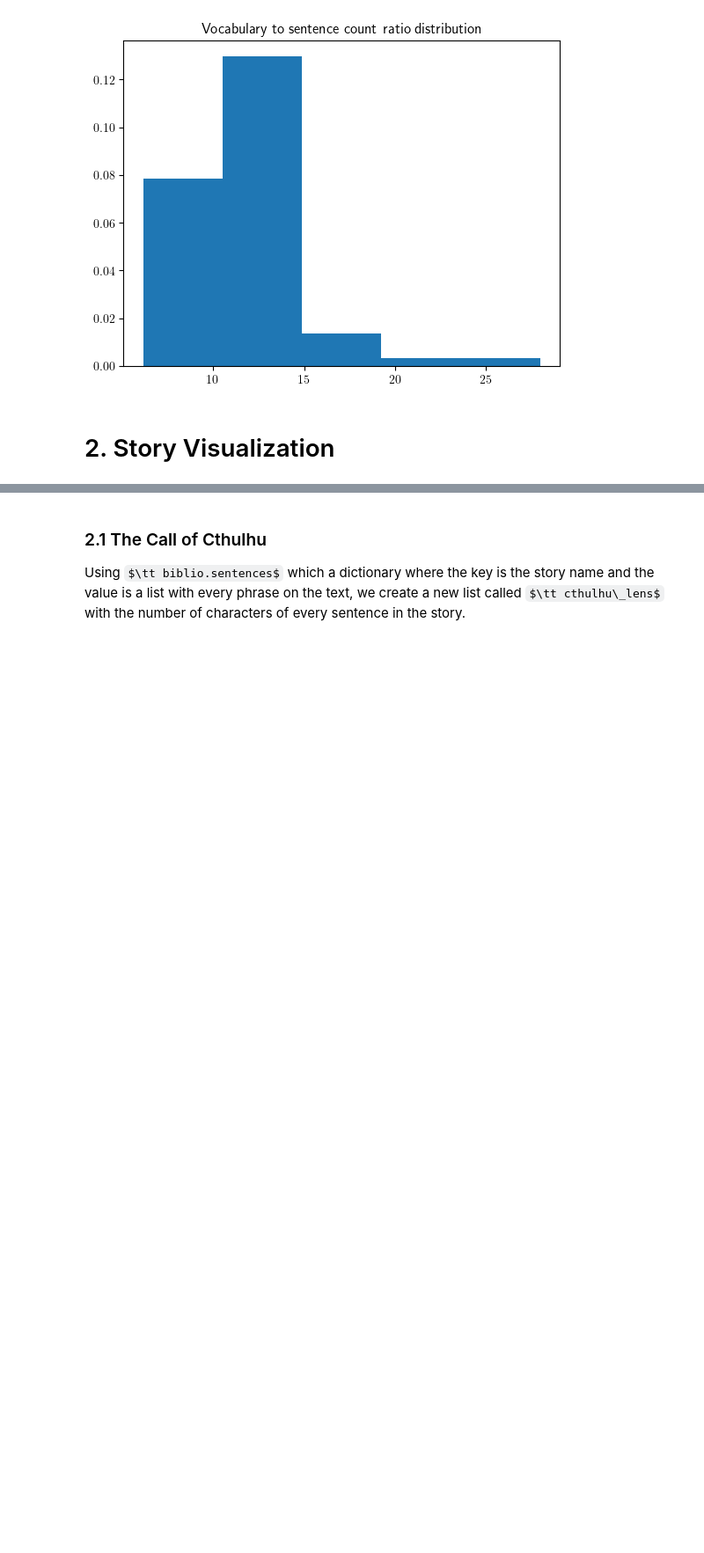
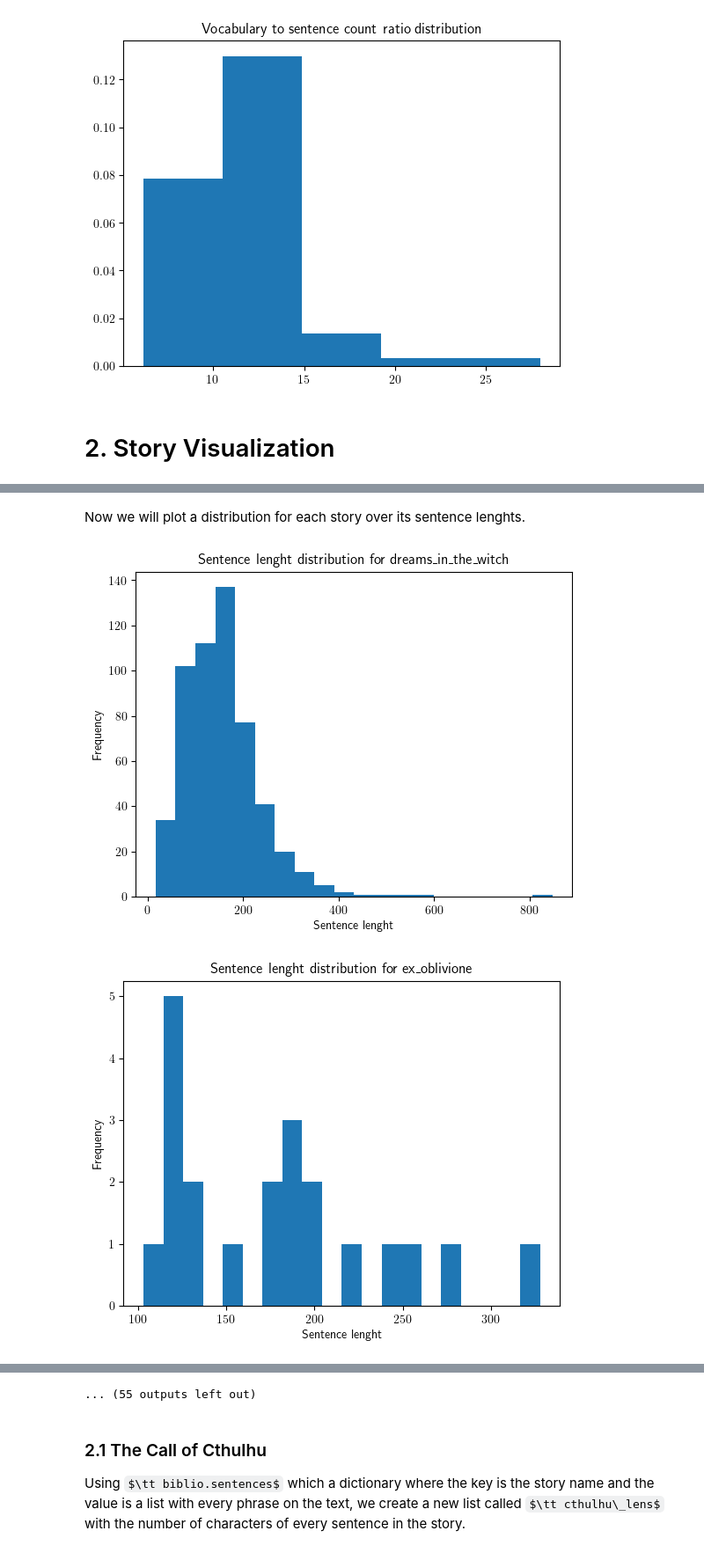
Before and after one commit to LFD103108/lovecraft, a Jupyter notebook: notebooks/03_textual_visualization.ipynb, the cells around one changed output, grey strips where cells are left out. Shown at 88% size. Drawn from its saved outputs; the diff is of its cells as text; code cells hidden in the pictures; some formulas as TeX source; blank space fills up the shorter version.

Commit message:
adding distributions for each story

```diff
--- a/notebooks/03_textual_visualization.ipynb
+++ b/notebooks/03_textual_visualization.ipynb
@@ -108,0 +111,5 @@ Text(0.5, 1.0, 'Vocabulary to sentence count ratio distribution')
+# %%
+lenghts = {}
+
+for story in biblio.texts:
+    lenghts[story] = [len(sentence) for sentence in biblio.sentences[story]]
@@ -108,0 +136,12 @@ Text(0.5, 1.0, 'Vocabulary to sentence count ratio distribution')
+# %% [markdown]
+Now we will plot a distribution for each story over its sentence lenghts.
+# %%
+for story, sentence_lenghts in lenghts.items():
+    plt.hist(sentence_lenghts, bins=20)
+    plt.title(f'Sentence lenght distribution for {story}')
+    plt.xlabel('Sentence lenght')
+    plt.ylabel('Frequency')
+    plt.show()
+# %% [output]
+[figure, added]
+[figure, added]
@@ -109,3 +158,4 @@ Text(0.5, 1.0, 'Vocabulary to sentence count ratio distribution')
+... (55 outputs left out)
 # %% [markdown]
 ### 2.1 The Call of Cthulhu
 
```
Also changed, not shown: parts of 4 cells of this notebook, 1 other file.
